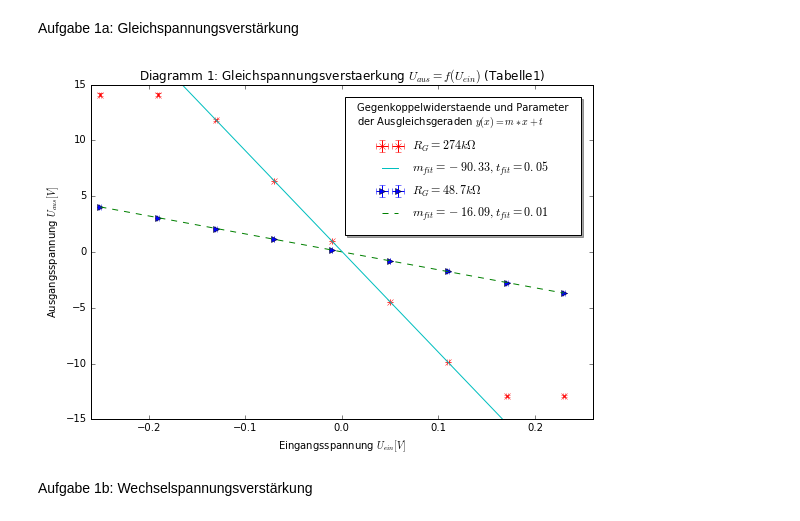
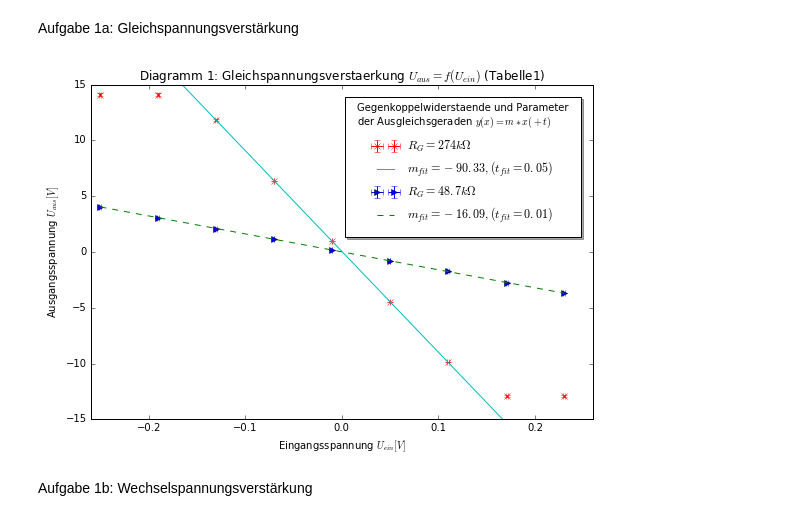
Before and after one commit to woskar/pap2-lab-training, a Jupyter notebook: v242/v242_spannungsverstaerkung.ipynb, the cells around one changed output. Drawn from its saved outputs; the diff is of its cells as text; code cells hidden in the pictures.

```diff
--- a/v242/v242_spannungsverstaerkung.ipynb
+++ b/v242/v242_spannungsverstaerkung.ipynb
@@ -13,38 +13,38 @@ fig_size[1] = 6
 plt.rcParams["figure.figsize"] = fig_size
 from scipy.optimize import curve_fit
 
 U_ein, ein_err, U_aus1, aus1_err, U_aus2, aus2_err = np.loadtxt('tab1.txt', skiprows=1, usecols=(0,1,2,3,4,5), unpack=True)
 
 def f(x, A, B): # Definition der Ausgleichsgerade y=f(x)
     return A*x + B
 
 A1,B1 = curve_fit(f, U_ein, U_aus1)[0] # Fit für Gerade 1
 A2,B2 = curve_fit(f, U_ein[2:-2], U_aus2[2:-2])[0] # Fit für Gerade 2
 
 
 fig,ax = plt.subplots(1)
 
 ax.errorbar(U_ein, U_aus1, linestyle='None', marker='>', label='$R_{G}=48.7 k\Omega$', xerr=ein_err, yerr=aus1_err)
-ax.plot(U_ein, f(U_ein, A1, B1), linestyle='--', label='$m_{fit}=%.2f, t_{fit}=%.2f$' %(A1, B1))
+ax.plot(U_ein, f(U_ein, A1, B1), linestyle='--', label='$m_{fit}=%.2f, (t_{fit}=%.2f)$' %(A1, B1))
 
 ax.errorbar(U_ein, U_aus2, linestyle='None', marker='x', label='$R_{G}=274 k\Omega$', xerr=ein_err, yerr=aus2_err)
-ax.plot(U_ein, f(U_ein, A2, B2), label='$m_{fit}=%.2f, t_{fit}=%.2f$' %(A2, B2))
+ax.plot(U_ein, f(U_ein, A2, B2), label='$m_{fit}=%.2f, (t_{fit}=%.2f)$' %(A2, B2))
 
 handles,labels = ax.get_legend_handles_labels()
 
 plt.xlabel('Eingangsspannung $U_{ein} [V]$')
 plt.ylabel('Ausgangsspannung $U_{aus} [V]$')
 plt.title('Diagramm 1: Gleichspannungsverstaerkung $U_{aus}=f(U_{ein})$ (Tabelle1)')
 plt.ylim((-15,15))
 plt.xlim((-0.26, 0.26))
 
 handles,labels = ax.get_legend_handles_labels()
 handles = [handles[3], handles[1], handles[2], handles[0]]
 labels = [labels[3], labels[1], labels[2], labels[0]]
-ax.legend(handles, labels, title='Gegenkoppelwiderstaende und Parameter\nder Ausgleichsgeraden $y(x)=m*x+t$', borderpad=1, borderaxespad=1, loc='best', shadow='true')
-plt.savefig('V242_A1a.png', dpi=144)
+ax.legend(handles, labels, title='Gegenkoppelwiderstaende und Parameter\nder Ausgleichsgeraden $y(x)=m*x(+t)$', borderpad=1, borderaxespad=1, loc='best', shadow='true')
+plt.savefig('V242_A1a.png', dpi=300)
 # %% [output]
-[figure, old version]
+[figure, new version]
 # %% [markdown]
 Aufgabe 1b: Wechselspannungsverstärkung
 # %%
```
Also changed, not shown: parts of 2 cells of this notebook, 9 other files.
